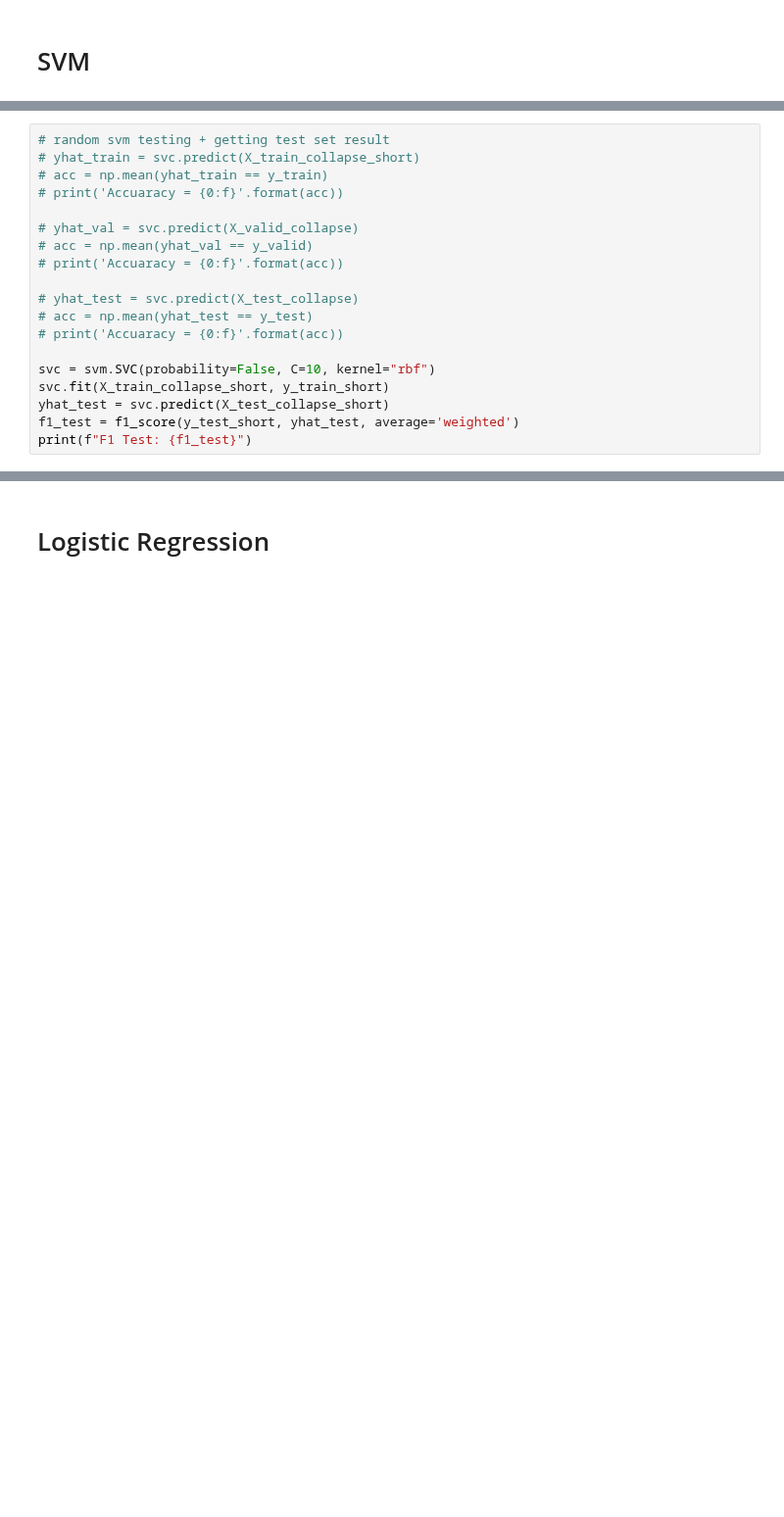
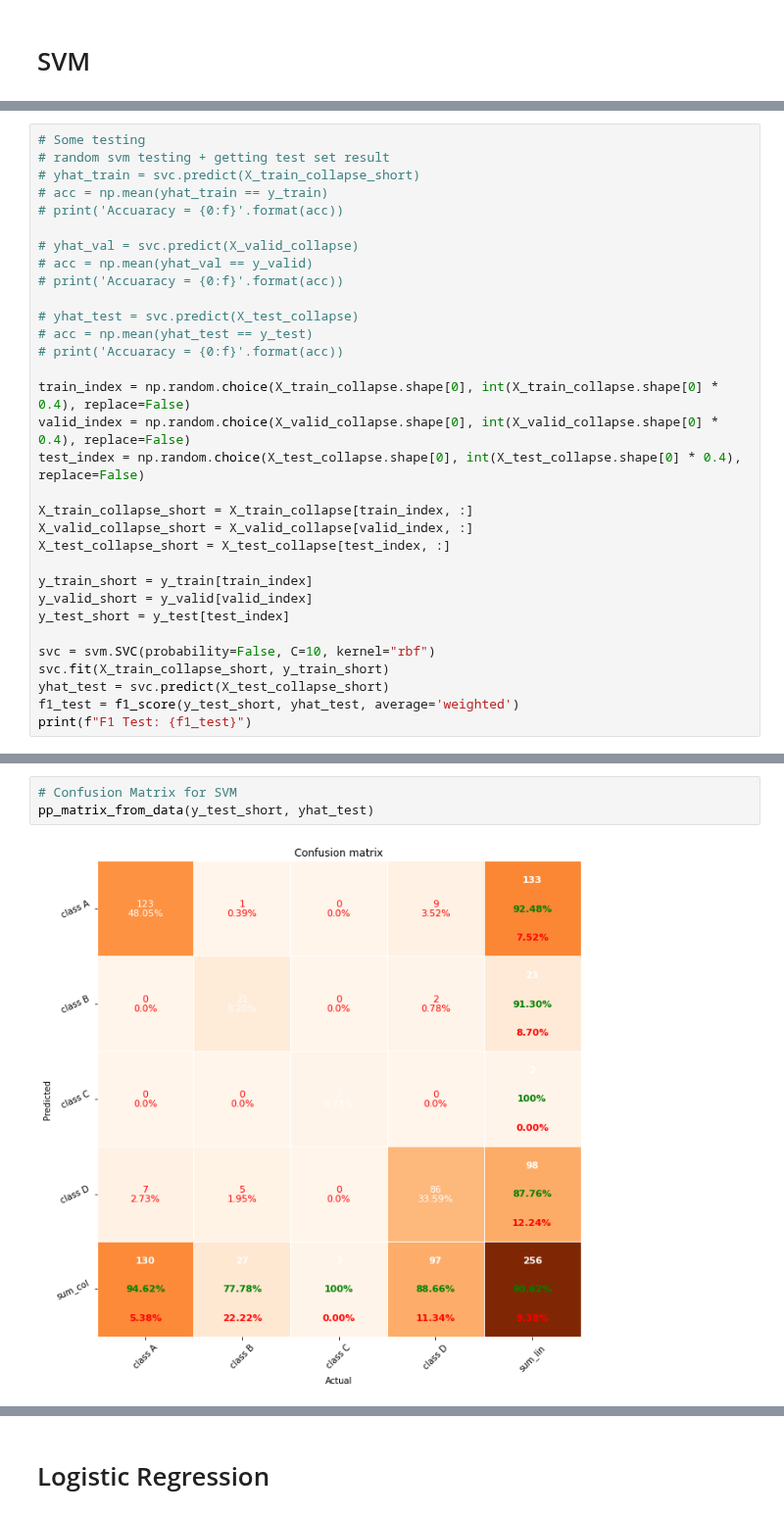
Before and after one commit to trietvuive/MRI_Alzheimer, a Jupyter notebook: notebook.ipynb, the cells around one changed output, grey strips where cells are left out. Shown at 98% size. Cells and saved outputs as stored; diff of their text form; blank space fills up the shorter version.

```diff
--- a/notebook.ipynb
+++ b/notebook.ipynb
@@ -158,6 +163,7 @@ F1 Validation = 0.887164
 Best lambda: 10 and kernel: rbf
 Highest F1 Validation: 0.887164
 # %%
+# Some testing
 # random svm testing + getting test set result
 # yhat_train = svc.predict(X_train_collapse_short)
 # acc = np.mean(yhat_train == y_train)
@@ -171,6 +177,18 @@ Highest F1 Validation: 0.887164
 # acc = np.mean(yhat_test == y_test)
 # print('Accuaracy = {0:f}'.format(acc))
 
+train_index = np.random.choice(X_train_collapse.shape[0], int(X_train_collapse.shape[0] * 0.4), replace=False)
+valid_index = np.random.choice(X_valid_collapse.shape[0], int(X_valid_collapse.shape[0] * 0.4), replace=False)
+test_index = np.random.choice(X_test_collapse.shape[0], int(X_test_collapse.shape[0] * 0.4), replace=False)
+
+X_train_collapse_short = X_train_collapse[train_index, :]
+X_valid_collapse_short = X_valid_collapse[valid_index, :]
+X_test_collapse_short = X_test_collapse[test_index, :]
+
+y_train_short = y_train[train_index]
+y_valid_short = y_valid[valid_index]
+y_test_short = y_test[test_index]
+
 svc = svm.SVC(probability=False, C=10, kernel="rbf")
 svc.fit(X_train_collapse_short, y_train_short)
 yhat_test = svc.predict(X_test_collapse_short)
@@ -181,3 +199,8 @@ F1 Test: 0.9063293557978024
+# %%
+# Confusion Matrix for SVM
+pp_matrix_from_data(y_test_short, yhat_test)
+# %% [output]
+[figure, added]
 # %%
 # svm plots
 lambdas = [0.001, 0.01, 0.1, 1, 10]
```
Also changed, not shown: parts of 16 cells of this notebook, 5 other files.
